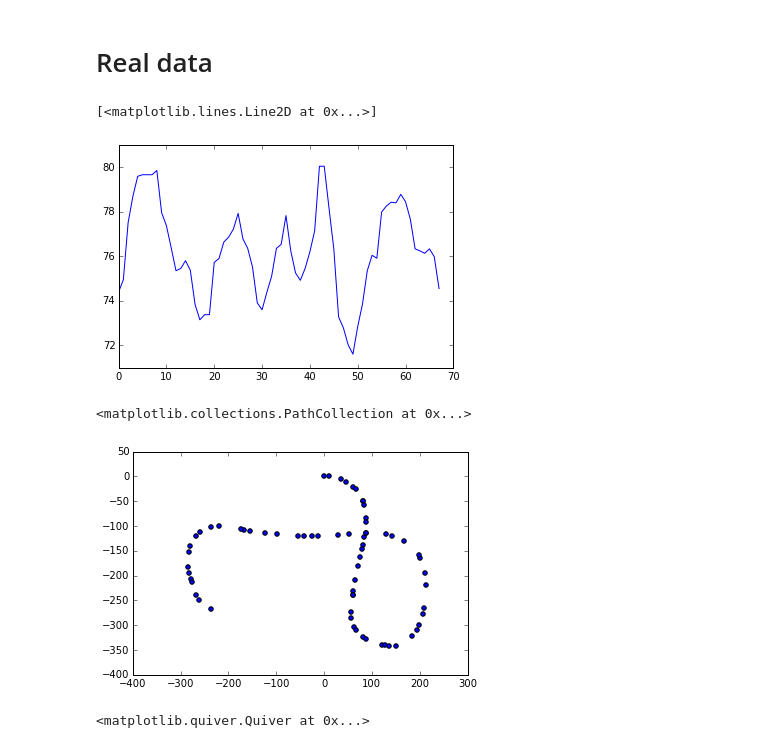
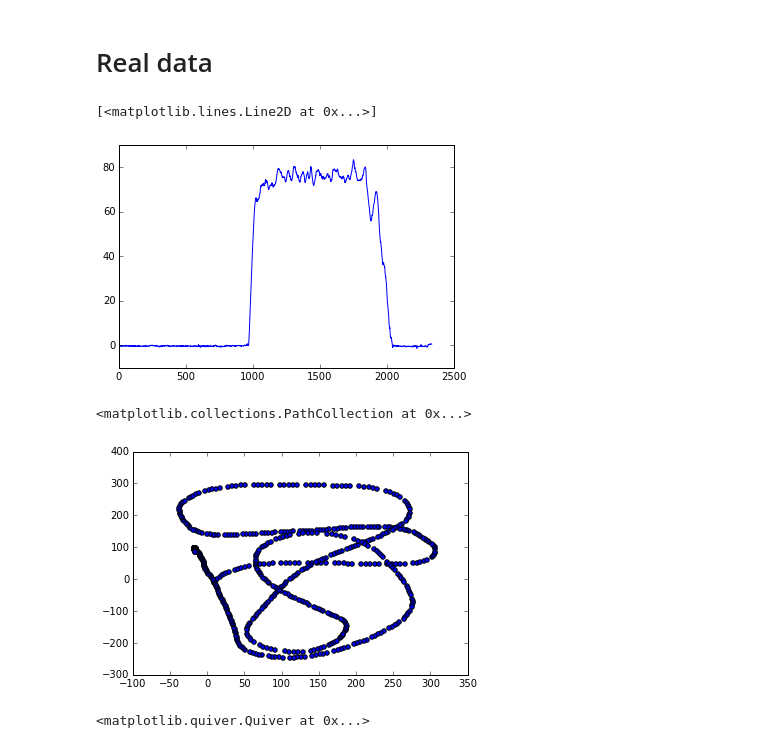
Before and after one commit to amitibo/AUVSI, a Jupyter notebook: image_processing/ipython/parse_flight_log.ipynb, the cells around one changed output. Saved outputs shown, nothing was run; the diff lists cells and outputs as text; code cells hidden in the pictures.

```diff
--- a/image_processing/ipython/parse_flight_log.ipynb
+++ b/image_processing/ipython/parse_flight_log.ipynb
@@ -104,8 +104,8 @@ import math
 import AUVSIground.global_settings as gs
 import glob
 
-base_path = gs.IMAGES_FOLDER
-#base_path = r'D:\amit\code\auvsi\image_processing\DATA\flight_data'
+#base_path = gs.IMAGES_FOLDER
+base_path = r'D:\amit\code\auvsi\image_processing\DATA\flight_data'
 data_paths = glob.glob(os.path.join(base_path, '*.json'))
 
 lat, lon, relalt = [], [], []
@@ -131,15 +131,15 @@ yaw = np.array(yaw)
 plot(relalt)
 # %% [output]
 [<matplotlib.lines.Line2D at 0x...>]
-[figure, old version]
+[figure, new version]
 # %%
 from AUVSIcv import NED
 ned = NED.NED(lat[0], lon[0], 0)
 x, y, z = zip(*[ned.geodetic2ned([la, lo, al]) for la, lo, al in zip(lat, lon, relalt)])
-scatter(x, y)
+scatter(y[-800:], x[-800:])
 # %% [output]
 <matplotlib.collections.PathCollection at 0x...>
-[figure, old version]
+[figure, new version]
 # %%
 u, v = sin(deg2rad(90-yaw)), cos(deg2rad(90-yaw))
 figure(figsize=(8, 8))
```
Also changed, not shown: parts of 2 cells of this notebook, 3 other files.
